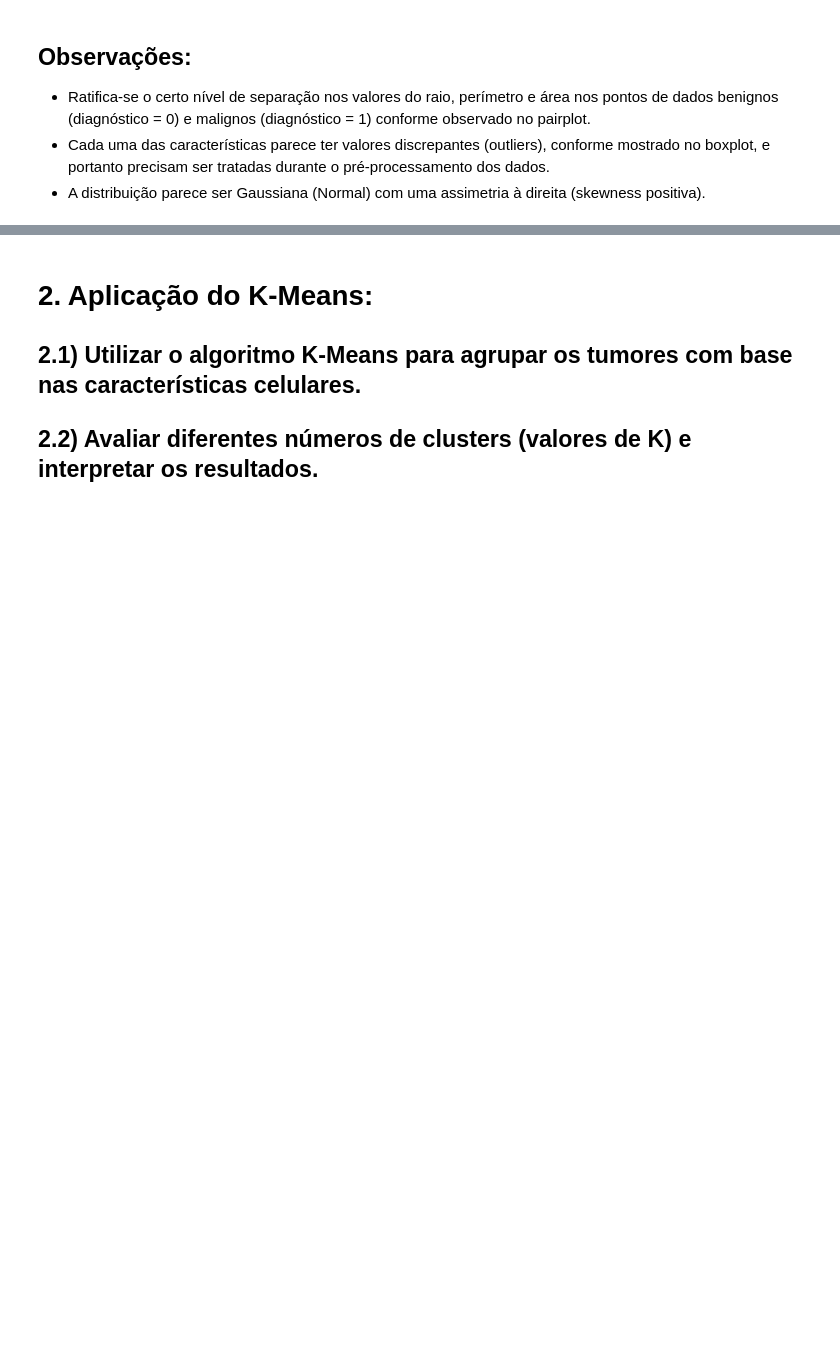
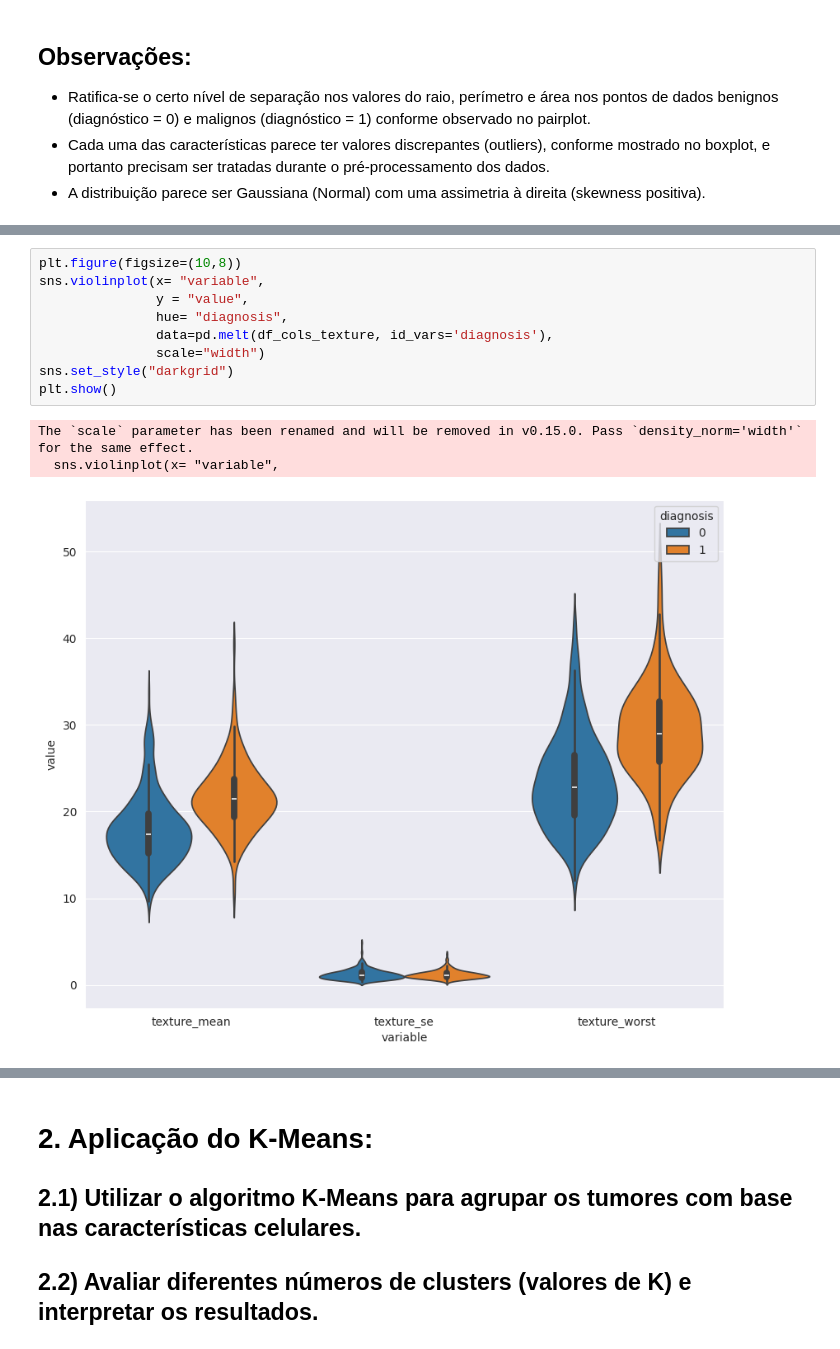
Before and after one commit to gutosantos-github/amsaude, a Jupyter notebook: 4-atividade-3/atividade_3_AM_na_saude_Augusto_Santos.ipynb, the cells around one changed output, grey strips where cells are left out. Drawn from its saved outputs; the diff is of its cells as text; blank space fills up the shorter version.

```diff
--- a/4-atividade-3/atividade_3_AM_na_saude_Augusto_Santos.ipynb
+++ b/4-atividade-3/atividade_3_AM_na_saude_Augusto_Santos.ipynb
@@ -463,0 +479,13 @@ https://scikit-learn.org/dev/auto_examples/neighbors/plot_lof_outlier_detection.
+# %%
+plt.figure(figsize=(10,8))
+sns.violinplot(x= "variable",
+               y = "value",
+               hue= "diagnosis",
+               data=pd.melt(df_cols_texture, id_vars='diagnosis'),
+               scale="width")
+sns.set_style("darkgrid")
+plt.show()
+# %% [output]
+The `scale` parameter has been renamed and will be removed in v0.15.0. Pass `density_norm='width'` for the same effect.
+  sns.violinplot(x= "variable",
+[figure, added]
```
Also changed, not shown: parts of 91 cells of this notebook.
